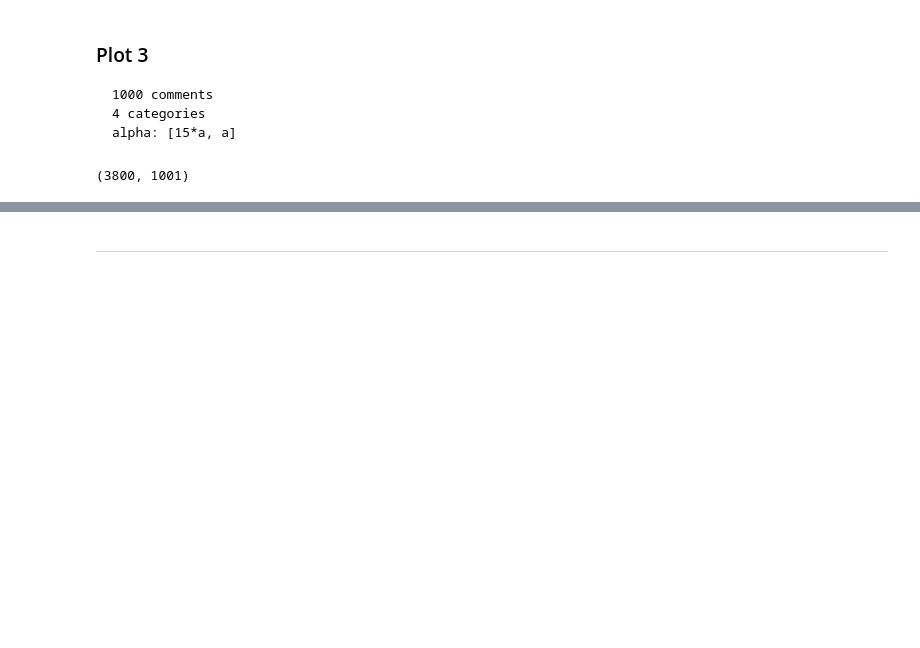
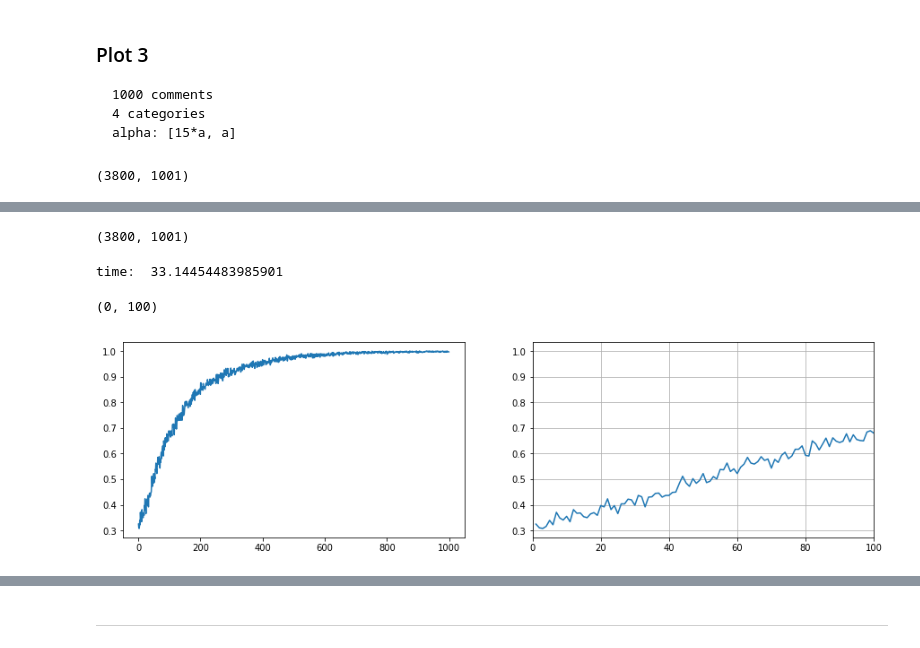
Before and after one commit to naiieandrade/tcc-studies, a Jupyter notebook: compare-dirichlet-bernoulli.ipynb, the cells around one changed output, grey strips where cells are left out. Drawn from its saved outputs; the diff is of its cells as text; code cells hidden in the pictures; blank space fills up the shorter version.

Commit message:
Plot with alphas 50:1 :grin:

```diff
--- a/compare-dirichlet-bernoulli.ipynb
+++ b/compare-dirichlet-bernoulli.ipynb
@@ -318,0 +281,45 @@ weighted avg       1.00      1.00      1.00       760
+# %%
+votes1 = np.random.random(size=(1000, comments)) < c1
+votes2 = np.random.random(size=(700, comments)) < c2
+votes3 = np.random.random(size=(1200, comments)) < c3
+votes4 = np.random.random(size=(900, comments)) < c4
+
+votes = np.vstack([votes1,votes2,votes3,votes4])
+df = create_column_category([votes1, votes2, votes3, votes4])
+# %%
+df.shape
+# %% [output]
+(3800, 1001)
+# %%
+accs = []
+ncols = df.iloc[:, :-1].shape[1]
+# %%
+start_time = time.time()
+
+for i in range(1, ncols):
+    #print('I', i)
+    X_train, X_test, y_train, y_test = train_test_split(df.iloc[:,:i], df['category'], test_size = 0.2)#, random_state=17)
+    bern = BernoulliNB()
+    bern.fit(X_train, y_train)
+    y_exp = y_test
+    y_pred = bern.predict(X_test)
+    acc =  accuracy_score(y_exp, y_pred)
+    #print("acc: ", acc)
+    accs.append({'acc': acc, 'qtd': i})
+elapsed_time = time.time() - start_time
+print('time: ', elapsed_time)
+# %% [output]
+time:  33.14454483985901
+# %%
+df_accs = pd.DataFrame.from_dict(accs)
+# %%
+curve_dir = plt.figure(figsize=(15,4))
+total = curve_dir.add_subplot(121)
+partial = curve_dir.add_subplot(122)
+total.plot(df_accs.qtd, df_accs.acc)
+partial.plot(df_accs.qtd, df_accs.acc)
+partial.grid()
+plt.xlim(0,100)
+# %% [output]
+(0, 100)
+[figure, added]
```
Also changed, not shown: parts of 17 cells of this notebook.
